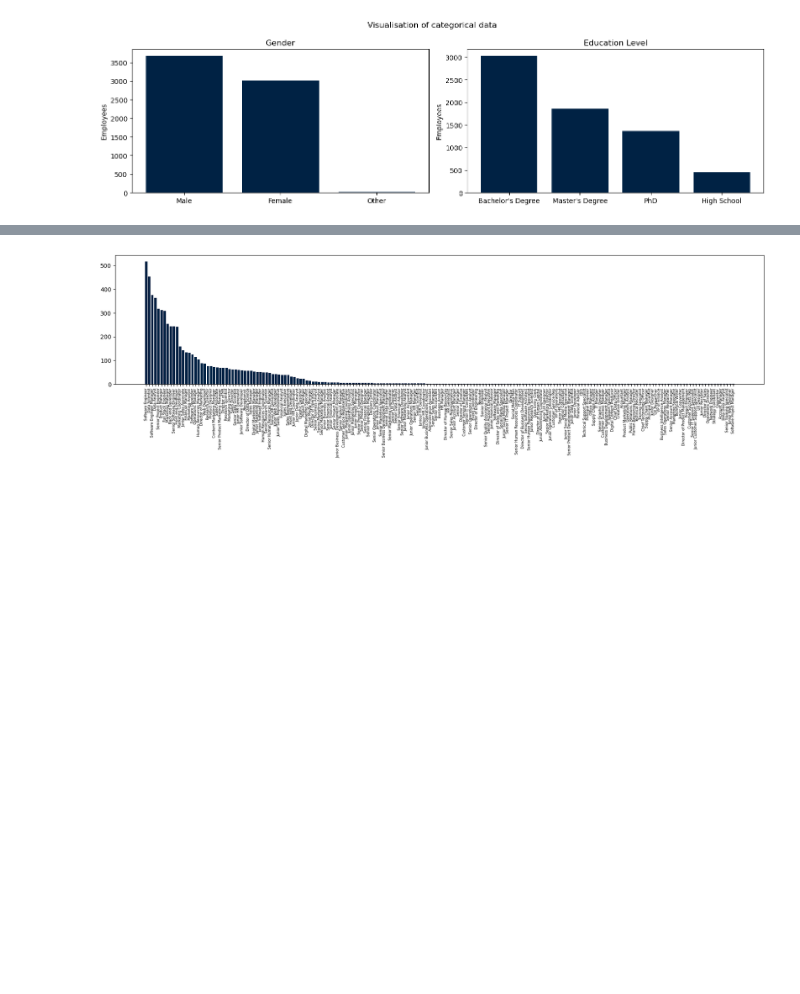
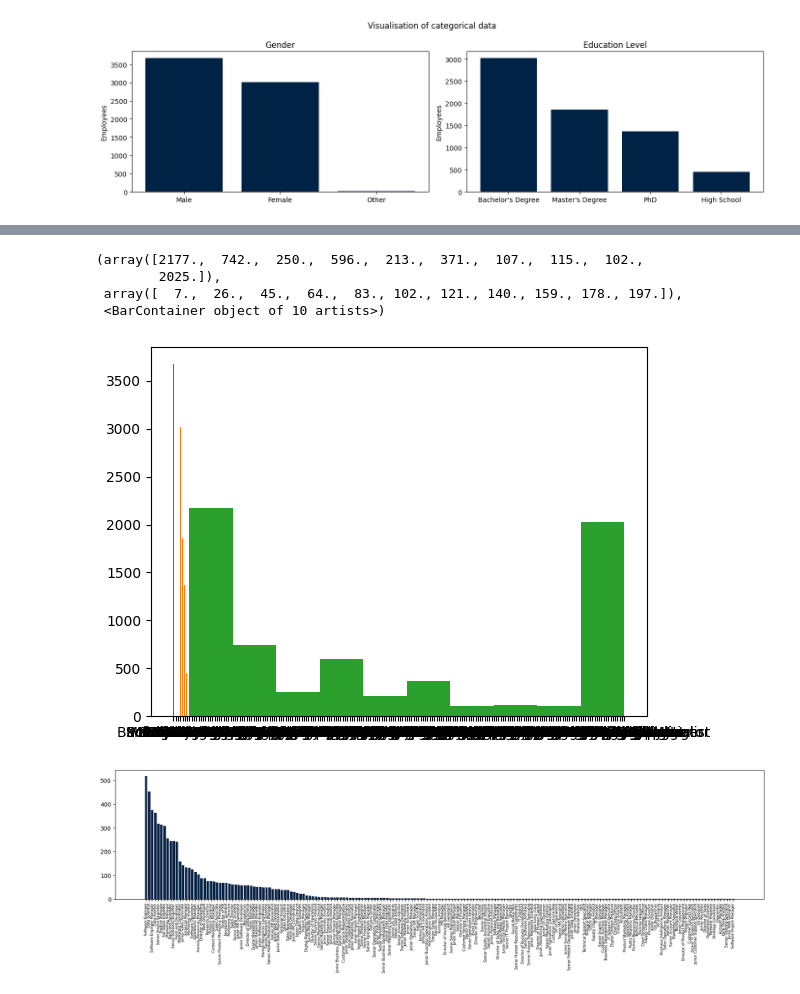
Before and after one commit to noyo0/ProgrammingForDataAnalysis, a Jupyter notebook: Project1/Project1.ipynb, the cells around one changed output, grey strips where cells are left out. Cells and saved outputs as stored; diff of their text form; code cells hidden in the pictures; blank space fills up the shorter version.

```diff
--- a/Project1/Project1.ipynb
+++ b/Project1/Project1.ipynb
@@ -220 +239,10 @@ plt.show()
+# %%
+plt.hist(df['Gender'])
+plt.hist(df['Education Level'])
+# %% [output]
+(array([2177.,  742.,  250.,  596.,  213.,  371.,  107.,  115.,  102.,
+        2025.]),
+ array([  7.,  26.,  45.,  64.,  83., 102., 121., 140., 159., 178., 197.]),
+ <BarContainer object of 10 artists>)
+[figure, added]
 # %%
```
Also changed, not shown: parts of 14 cells of this notebook.
